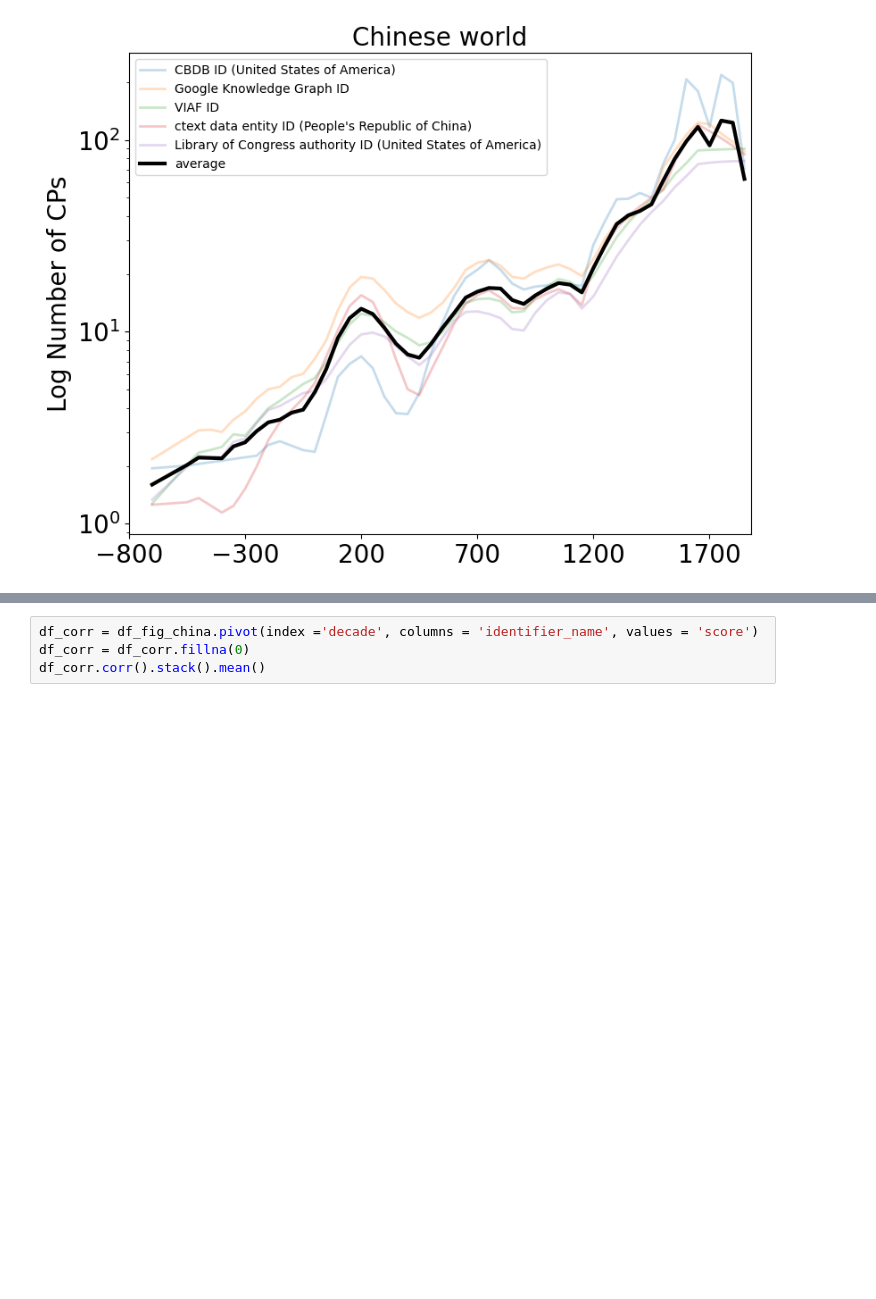
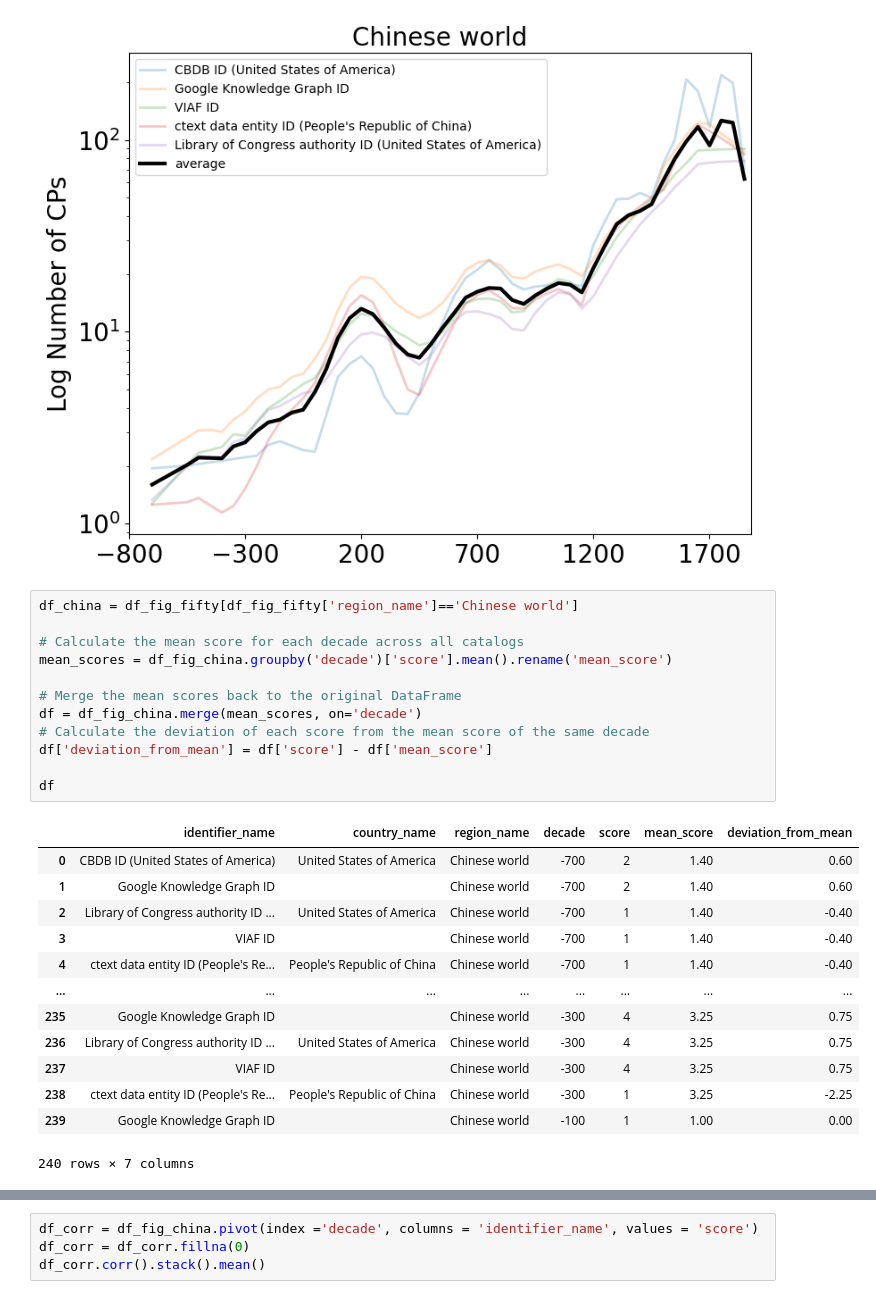
Before and after one commit to charlesdedampierre/cultura, a Jupyter notebook: 5 - online_catalogs_trends.ipynb, the cells around one changed output, grey strips where cells are left out. Cells and saved outputs as stored; diff of their text form; blank space fills up the shorter version.

```diff
--- a/5 - online_catalogs_trends.ipynb
+++ b/5 - online_catalogs_trends.ipynb
@@ -146,3 +146,29 @@ df_fig_china = make_figure(df_fig_fifty,
 plt.show()
 # %% [output]
 [figure]
+# %%
+df_china = df_fig_fifty[df_fig_fifty['region_name']=='Chinese world']
+
+# Calculate the mean score for each decade across all catalogs
+mean_scores = df_fig_china.groupby('decade')['score'].mean().rename('mean_score')
+
+# Merge the mean scores back to the original DataFrame
+df = df_fig_china.merge(mean_scores, on='decade')
+# Calculate the deviation of each score from the mean score of the same decade
+df['deviation_from_mean'] = df['score'] - df['mean_score']
+
+df
+# %% [output]
+|  | identifier_name | country_name | region_name | decade | score | mean_score | deviation_from_mean |
+| 0 | CBDB ID (United States of America) | United States of America | Chinese world | -700 | 2 | 1.40 | 0.60 |
+| 1 | Google Knowledge Graph ID |  | Chinese world | -700 | 2 | 1.40 | 0.60 |
+| 2 | Library of Congress authority ID ... | United States of America | Chinese world | -700 | 1 | 1.40 | -0.40 |
+| 3 | VIAF ID |  | Chinese world | -700 | 1 | 1.40 | -0.40 |
+| 4 | ctext data entity ID (People's Re... | People's Republic of China | Chinese world | -700 | 1 | 1.40 | -0.40 |
+| ... | ... | ... | ... | ... | ... | ... | ... |
+| 235 | Google Knowledge Graph ID |  | Chinese world | -300 | 4 | 3.25 | 0.75 |
+| 236 | Library of Congress authority ID ... | United States of America | Chinese world | -300 | 4 | 3.25 | 0.75 |
+| 237 | VIAF ID |  | Chinese world | -300 | 4 | 3.25 | 0.75 |
+| 238 | ctext data entity ID (People's Re... | People's Republic of China | Chinese world | -300 | 1 | 3.25 | -2.25 |
+| 239 | Google Knowledge Graph ID |  | Chinese world | -100 | 1 | 1.00 | 0.00 |
+240 rows × 7 columns
```
Also changed, not shown: parts of 2 cells of this notebook, 4 other files.
